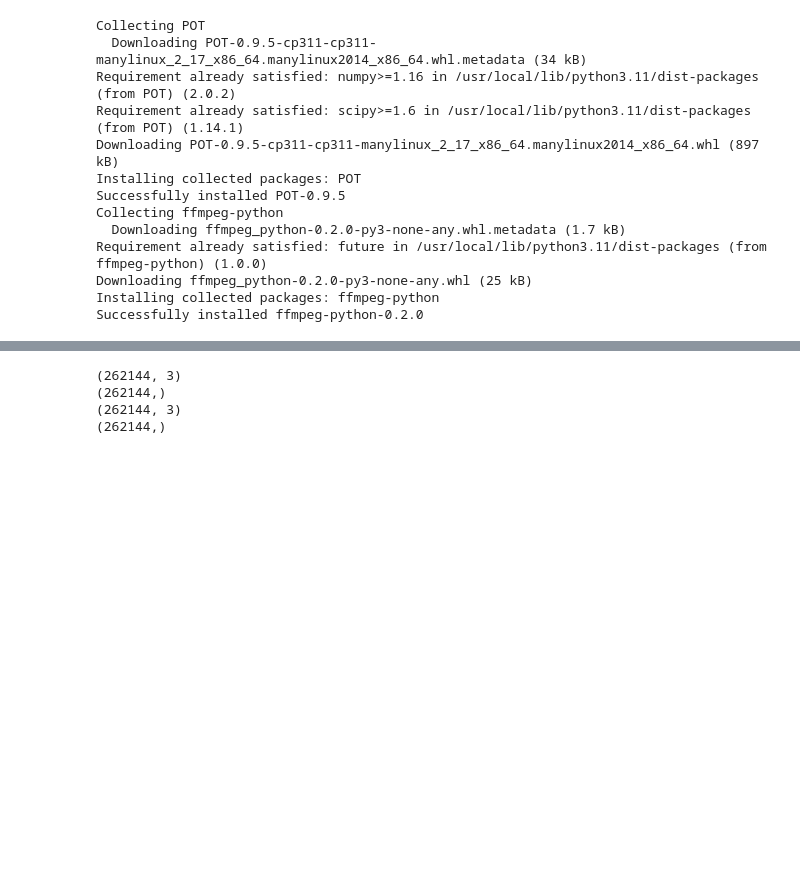
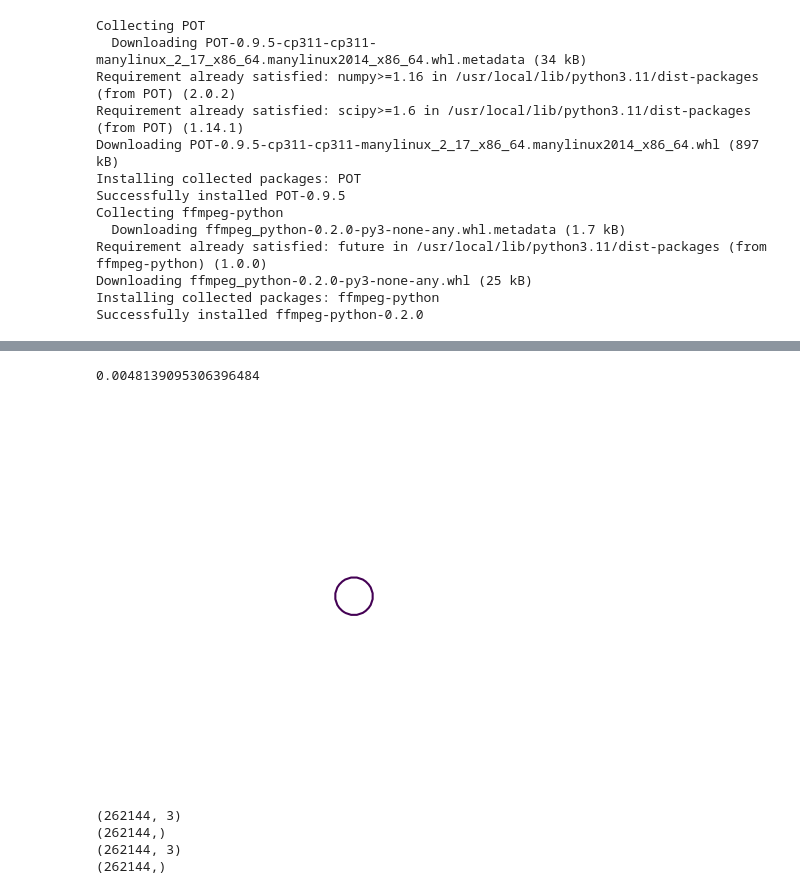
Before and after one commit to Shona173/codes, a Jupyter notebook: 3DSDF_OT.ipynb, the cells around one changed output, grey strips where cells are left out. Drawn from its saved outputs; the diff is of its cells as text; code cells hidden in the pictures; blank space fills up the shorter version.

```diff
--- a/3DSDF_OT.ipynb
+++ b/3DSDF_OT.ipynb
@@ -43,6 +43,26 @@ def sdf_box(p, b=[0.7,0.7,0.7]):
     p = p.copy()
     q = np.abs(p) - b
     return np.linalg.norm(np.maximum(q, 0.0)) + np.minimum(np.maximum(q[:,0], np.maximum(q[:,1], q[:,2])), 0.0)
+# %%
+def r_union(f1, f2):
+    return f1 + f2 + np.sqrt(f1**2 + f2**2)
+# %%
+def r_intersection(f1, f2):
+    return f1 + f2 - np.sqrt(f1**2 + f2**2)
+# %%
+def space_time_blending(f1, f2, t, x, a0=1.0, a1=1.0, a2=1.0):
+    f1x = f1(x)
+    f2x = f2(x)
+
+    #f1x_cyl = np.minimum(f1x, -t) # needs R-functions to work properly
+    f1x_cyl = r_intersection(f1x, -t)
+    #f2x_cyl = np.minimum(f2x, (t-1)) # needs R-functions to work properly
+    f2x_cyl = r_intersection(f2x, (t-1))
+
+    disp = a0 / (1.0 + (f1x_cyl/a1)**2 + (f2x_cyl/a2)**2)
+    r_uni = r_union(f1x_cyl, f2x_cyl)
+
+    return r_uni + disp
 # %%
 def gen_grid(resolution, low=-1.0, high=1.0):
     idx = np.linspace(low, high, num=resolution)
@@ -77,3 +97,24 @@ def sample_and_normalize(f, grid, grid_size):
     fv = fv.reshape(grid_size, grid_size,grid_size)
 
     return fv
+# %%
+start=time.time()
+grid_size = 64
+
+fig = plt.figure()
+x = gen_grid(grid_size, low=-2.0, high=2.0)
+
+def animate(t):
+    plt.cla()
+    out = space_time_blending(sdf_sphere,sdf_box,np.array([t]), x, a0=1.0, a1=1.0, a2=1.0)
+    im = plt.contour(out.reshape(grid_size, grid_size,grid_size)[:,:,grid_size//2], levels = [0.0])
+    plt.axis('equal')
+    plt.axis("off")
+    return im
+#space time blending
+anim = animation.FuncAnimation(fig, animate, frames=np.linspace(0, 1, 50), interval=50)
+end=time.time()
+anim.save("stb_morphing_translated.mp4",fps=20, writer="ffmpeg")
+files.download("stb_morphing_translated.mp4")
+print(end-start)
+# %% [output]
@@ -80,3 +123,5 @@ def sample_and_normalize(f, grid, grid_size):
+0.0048139095306396484
+[figure, added]
 # %%
 start=time.time()
 grid_size = 64
```
Also changed, not shown: parts of 1 cell of this notebook.
